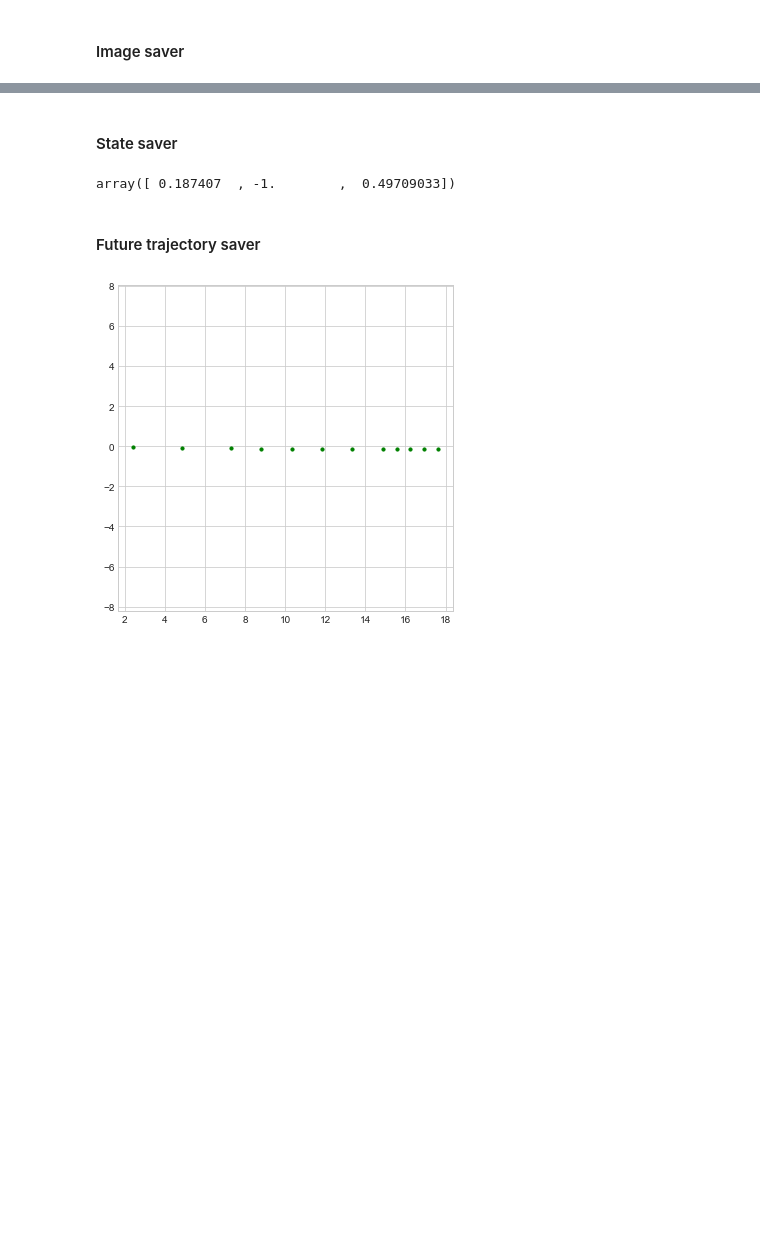
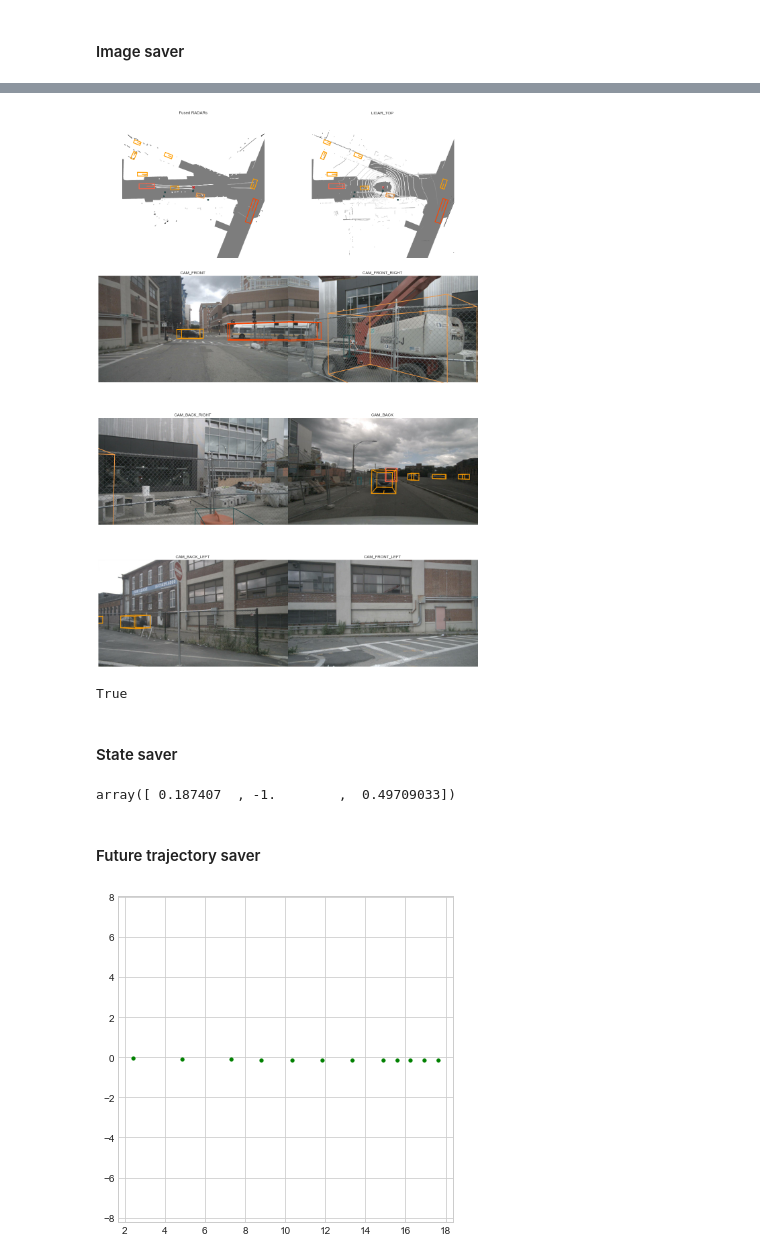
Before and after one commit to TechToker/Raster-traffic-motion-prediction, a Jupyter notebook: dataset_generator.ipynb, the cells around one changed output, grey strips where cells are left out. Saved outputs shown, nothing was run; the diff lists cells and outputs as text; code cells hidden in the pictures; blank space fills up the shorter version.

```diff
--- a/dataset_generator.ipynb
+++ b/dataset_generator.ipynb
@@ -85,0 +62,4 @@ Gen time: 1.008 sec; shape: (500, 500, 3)
+# %%
+def get_next_sample_token(sample_token):
+    my_sample = nusc.get('sample', sample_token)
+    return my_sample['next']
@@ -86,3 +105,17 @@ Gen time: 1.008 sec; shape: (500, 500, 3)
+# %%
+#next_scene_token = get_next_sample_token(first_scene_token)
+next_scene_token = get_next_sample_token(next_scene_token)
+# %%
+nusc.render_sample(next_scene_token)
+# %% [output]
+[figure, added]
+# %%
+import cv2
+
+im_rgb = cv2.cvtColor(img, cv2.COLOR_BGR2RGB)
+cv2.imwrite('savedimage_v2.png', im_rgb)
+# %% [output]
+True
 # %% [markdown]
 #### State saver
 # %%
```
Also changed, not shown: parts of 20 cells of this notebook, 8 other files.
